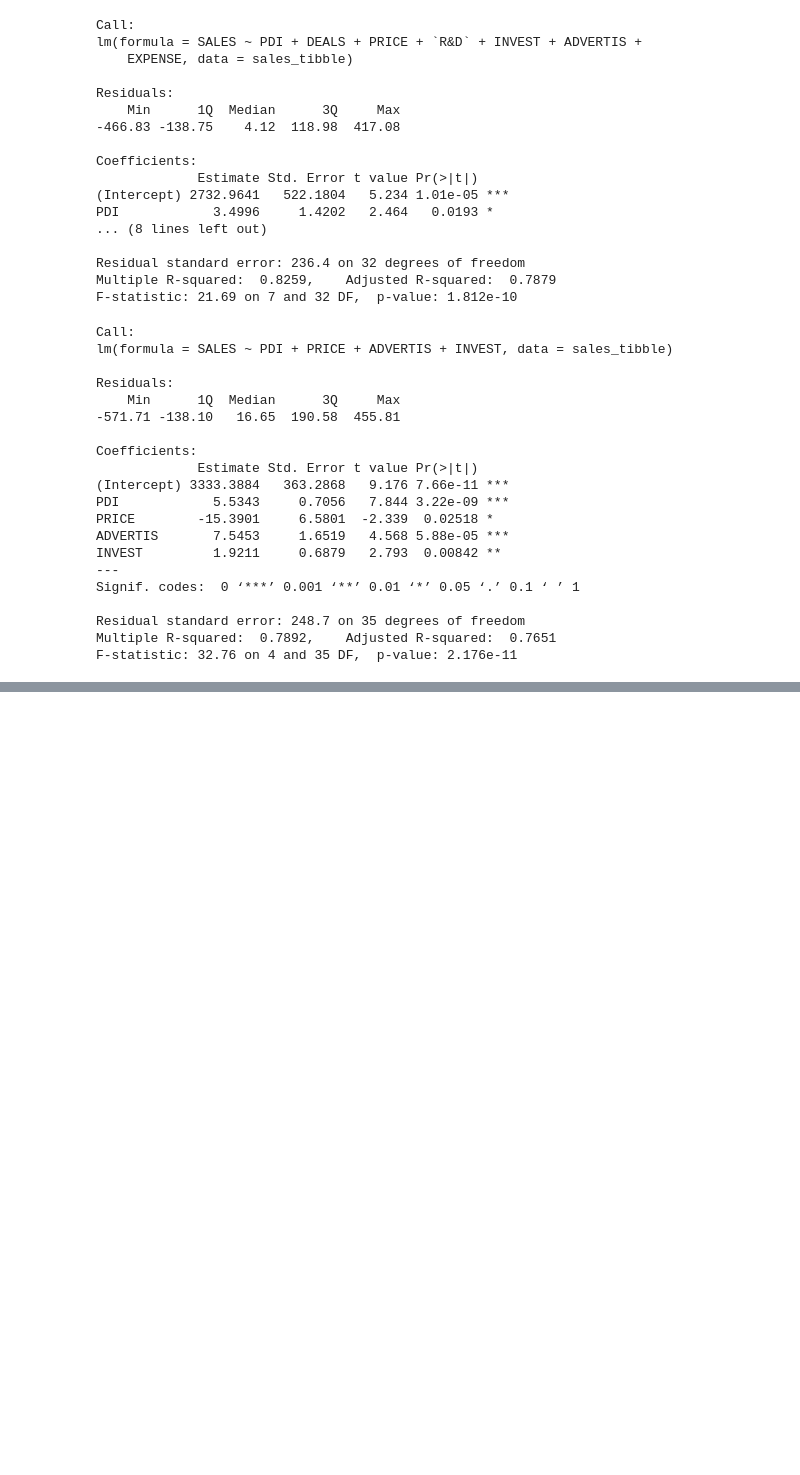
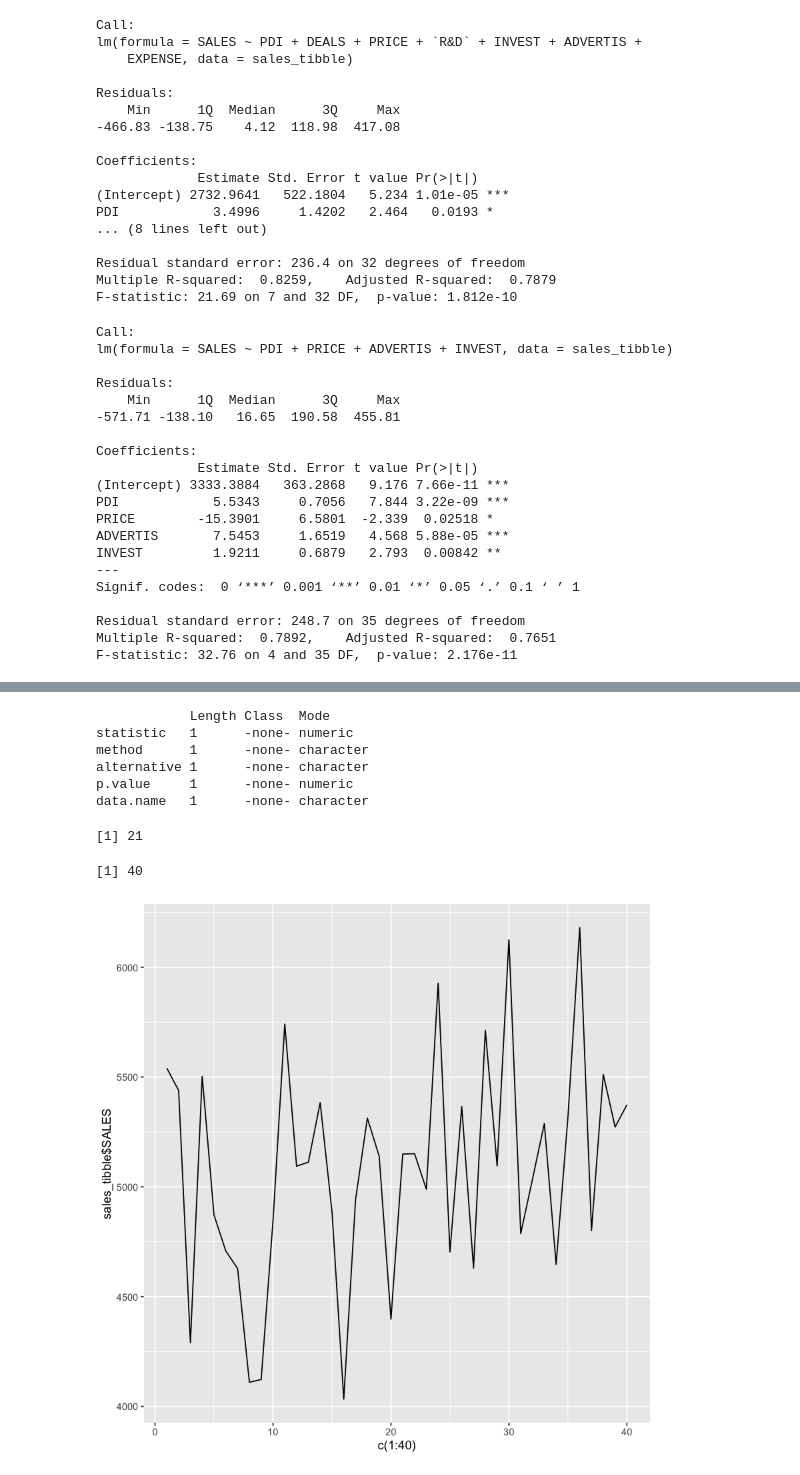
Before and after one commit to xr71/p1_udj_assignments, a Jupyter notebook: s11_forecasting/s11_sales.ipynb, the cells around one changed output, grey strips where cells are left out. Saved outputs shown, nothing was run; the diff lists cells and outputs as text; code cells hidden in the pictures; blank space fills up the shorter version.

```diff
--- a/s11_forecasting/s11_sales.ipynb
+++ b/s11_forecasting/s11_sales.ipynb
@@ -130,0 +182,21 @@ F-statistic: 32.76 on 4 and 35 DF,  p-value: 2.176e-11
+# %%
+summary(dw_stat)
+# %% [output]
+            Length Class  Mode
+statistic   1      -none- numeric
+method      1      -none- character
+alternative 1      -none- character
+p.value     1      -none- numeric
+data.name   1      -none- character
+# %%
+length(c(1971:1991))
+# %% [output]
+[1] 21
+# %%
+nrow(sales_tibble)
+# %% [output]
+[1] 40
+# %%
+ggplot(data=sales_tibble, aes(x=c(1:40), y=sales_tibble$SALES)) + geom_line()
+# %% [output]
+[figure, added]
```
Also changed, not shown: parts of 17 cells of this notebook.
